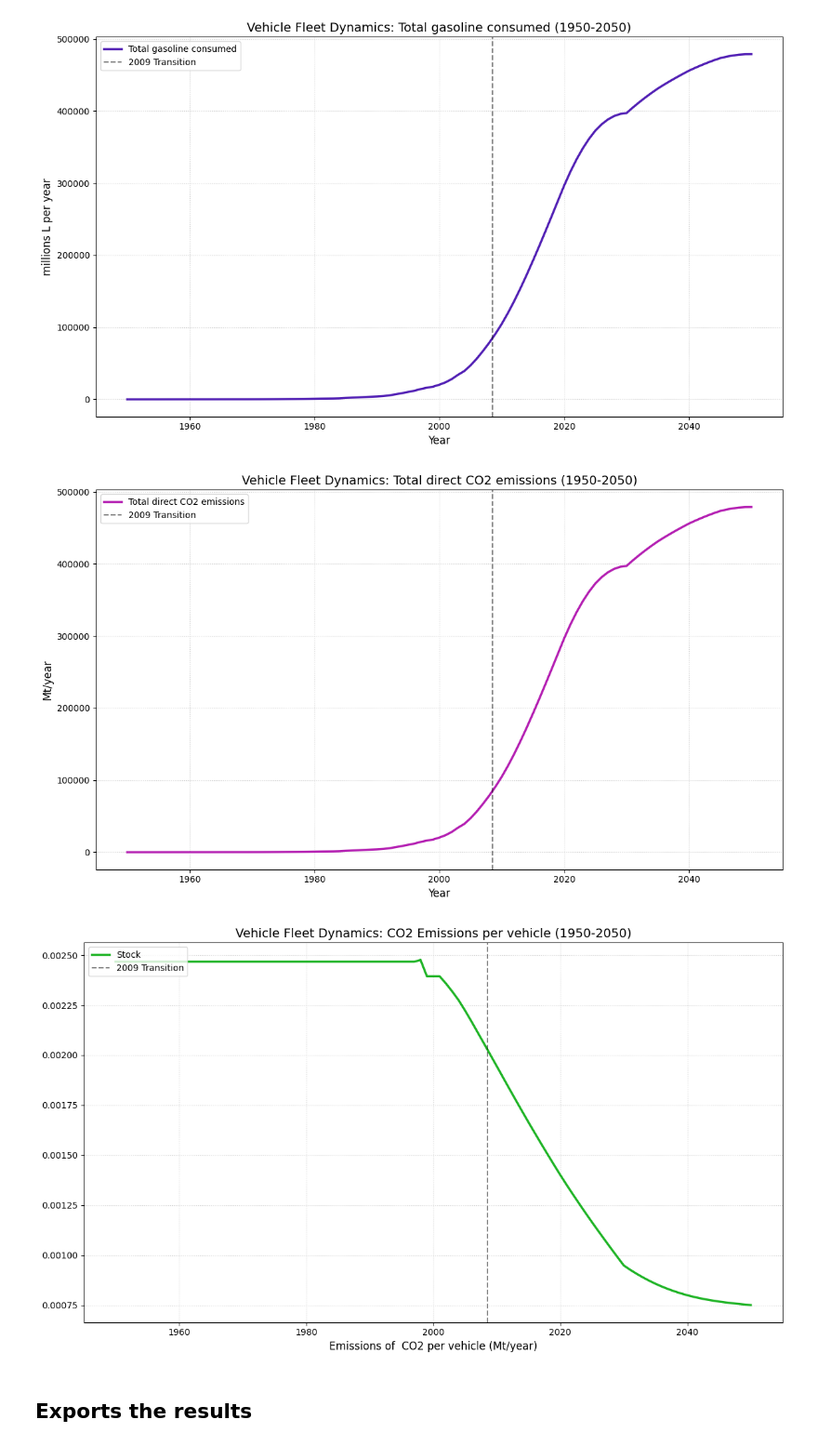
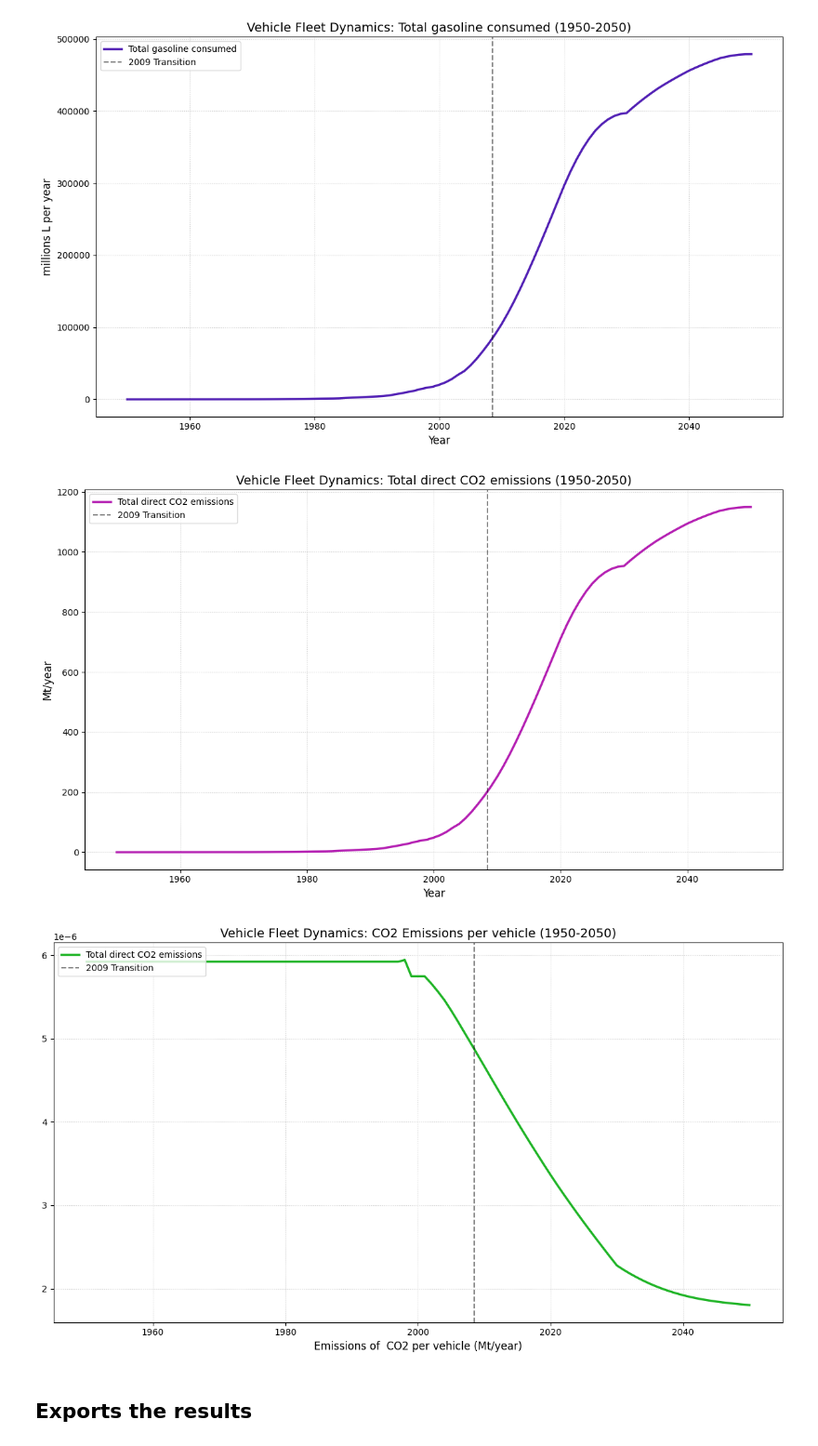
Before and after one commit to juliettegau/TEP4290-juliette, a Jupyter notebook: Warm_up_14_chinese_vehicle_fleet/Warm_up_14_Vehicle_Stock_China.ipynb, the cells around one changed output. Shown at 93% size. Drawn from its saved outputs; the diff is of its cells as text; code cells hidden in the pictures.

```diff
--- a/Warm_up_14_chinese_vehicle_fleet/Warm_up_14_Vehicle_Stock_China.ipynb
+++ b/Warm_up_14_chinese_vehicle_fleet/Warm_up_14_Vehicle_Stock_China.ipynb
@@ -59,12 +59,7 @@ lt_std = np.full(n_years, stddev_lifetime)
 # Reset the index
 historic_data = historic_data.reset_index(drop=True)
 
-# Maintenant crée ton modèle
-inflow_driven_model = DynamicStockModel(
-    t = historic_data["Time"].values,
-    i = historic_data["Inflow"].values,
-    lt = {'Type': 'Normal', 'Mean': lt_mean, 'StdDev': lt_std}
-)
+
 # Create a new attribute in the class dynamic stock model
 inflow_driven_model = DynamicStockModel(
     t = historic_data["Time"],
@@ -347,7 +339,7 @@ plt.show()
 plt.figure(figsize=(12, 7))
 
 # Plot stock (Vehicles in use)
-plt.plot(data["Time"], data["Total gasoline consumend"],
+plt.plot(data["Time"], data["Total direct CO2 emissions"],
          color="#b41fb2", linewidth=2.5, label="Total direct CO2 emissions")
 
 # Add a vertical line for the transition between Historical and Future data
@@ -369,32 +361,32 @@ plt.tight_layout()
 plt.savefig("Vehicle_co2.png", dpi=300)
 plt.show()
 # %% [output]
-[figure, old version]
+[figure, new version]
 # %%
-# Population
+# Per vehicle CO2 emissions
 plt.figure(figsize=(12, 7))
 
 # Plot stock (Vehicles in use)
-plt.plot(data["Time"], data["Total gasoline consumend"]/data["Stock"],
-         color="#1fb426", linewidth=2.5, label="Stock")
+plt.plot(data["Time"], data["Total direct CO2 emissions"]/data["Stock"],
+         color="#1fb426", linewidth=2.5, label="Total direct CO2 emissions")
 
 # Add a vertical line for the transition between Historical and Future data
 plt.axvline(x=2008.5, color='black', linestyle='--', alpha=0.5, label="2009 Transition")
 
 # Formatting the plot
 plt.title("Vehicle Fleet Dynamics: CO2 Emissions per vehicle (1950-2050)", fontsize=14)
 plt.xlabel("Emissions of  CO2 per vehicle (Mt/year)", fontsize=12)
 
 # Add grid and legend
 plt.grid(True, linestyle=':', alpha=0.6)
 plt.legend(loc='upper left')
 
 # Adjust layout and show
 plt.tight_layout()
 plt.savefig("Carbon_footprint.png", dpi=300)
 plt.show()
 # %% [output]
-[figure, old version]
+[figure, new version]
 # %% [markdown]
 ## Exports the results
 # %% [markdown]
```
Also changed, not shown: parts of 4 cells of this notebook.
